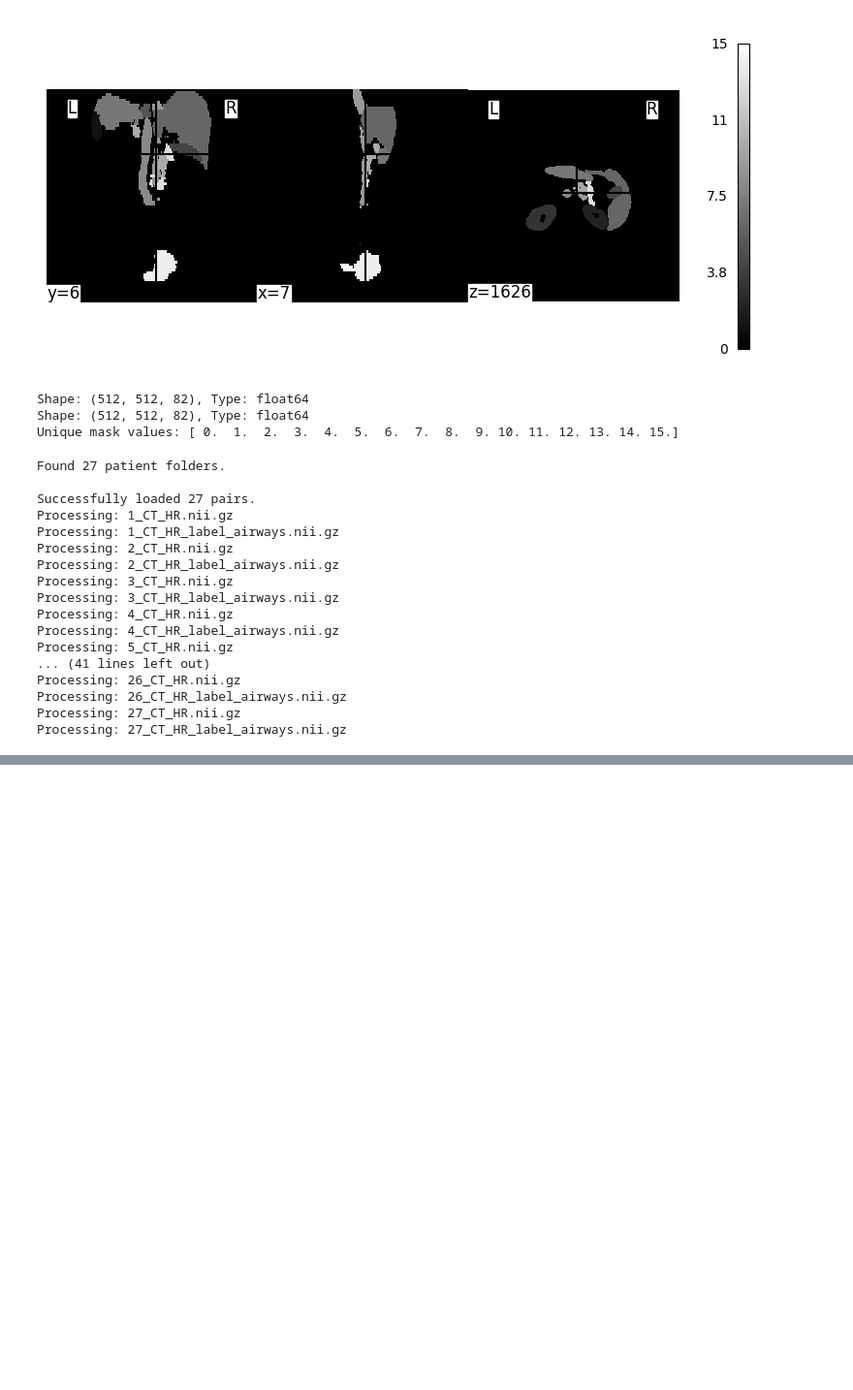
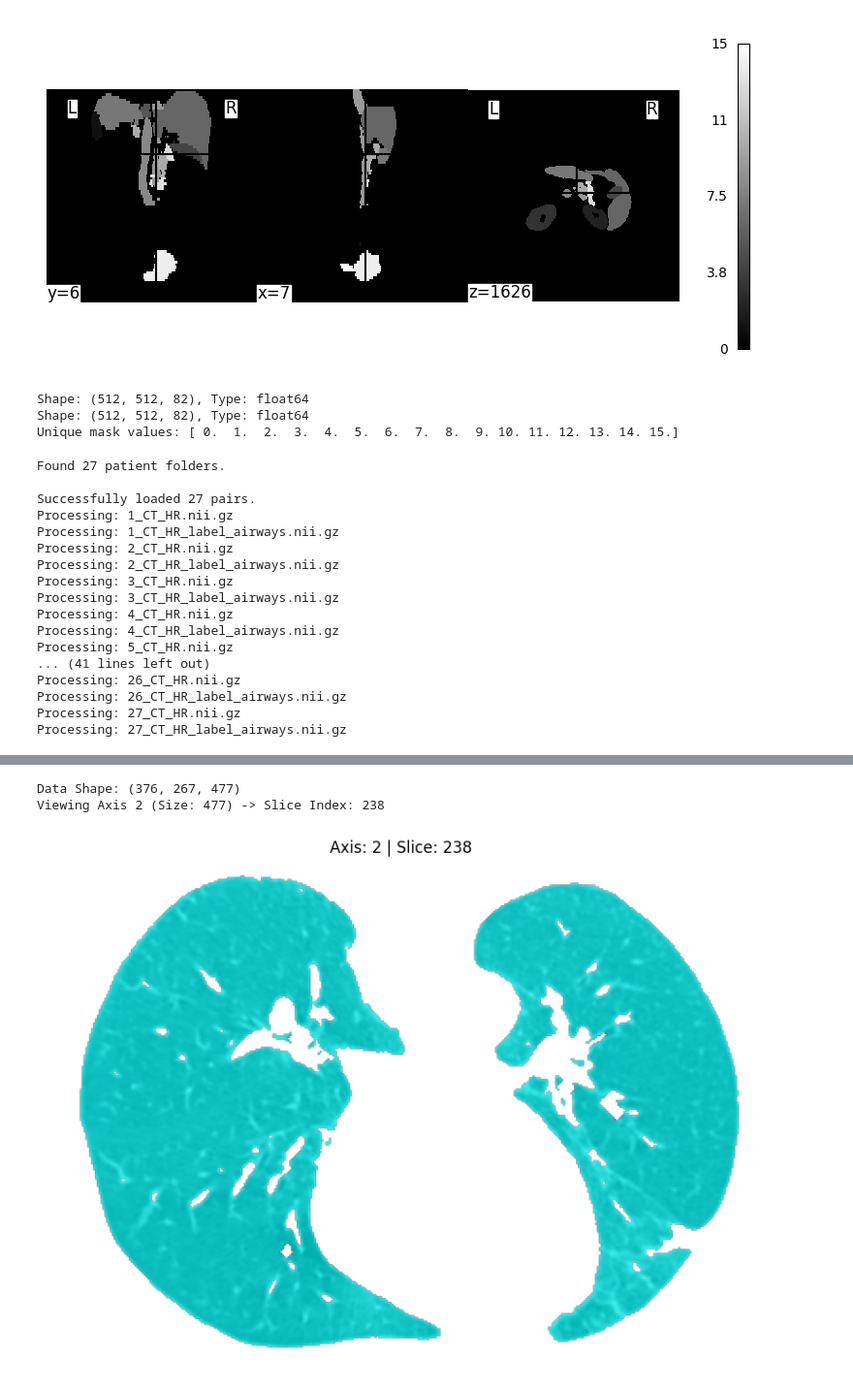
Before and after one commit to SerenaL1/benchmark_sam3d, a Jupyter notebook: notebook/visualize_nii.ipynb, the cells around one changed output, grey strips where cells are left out. Shown at 97% size. Drawn from its saved outputs; the diff is of its cells as text; code cells hidden in the pictures; blank space fills up the shorter version.

```diff
--- a/notebook/visualize_nii.ipynb
+++ b/notebook/visualize_nii.ipynb
@@ -255,0 +409,60 @@ for label_id, slice_data in extracted_objects.items():
+# %%
+import nibabel as nib
+import matplotlib.pyplot as plt
+import numpy as np
+
+# --- Configuration ---
+scan_path = '/PHShome/yl535/project/python/datasets/AeroPath/lungs_segmented/8_CT_HR_1.nii.gz'
+mask_path = '/PHShome/yl535/project/python/datasets/AeroPath/lungs_segmented/8_CT_HR_1_mask.nii.gz'
+
+# CHANGE THIS: 0, 1, or 2
+VIEW_AXIS = 2
+# ---------------------
+
+# 1. Load Data
+scan_obj = nib.load(scan_path)
+mask_obj = nib.load(mask_path)
+
+scan_data = scan_obj.get_fdata()
+mask_data = mask_obj.get_fdata()
+
+print(f"Data Shape: {scan_data.shape}")
+
+# 2. Calculate Middle Index for the chosen axis
+# Get the dimension size for the selected axis
+dim_size = scan_data.shape[VIEW_AXIS]
+mid_idx = dim_size // 2
+
+print(f"Viewing Axis {VIEW_AXIS} (Size: {dim_size}) -> Slice Index: {mid_idx}")
+
+# 3. Slice the data dynamically using np.take
+# This extracts the specific slice regardless of which axis is chosen
+scan_slice = np.take(scan_data, mid_idx, axis=VIEW_AXIS)
+mask_slice = np.take(mask_data, mid_idx, axis=VIEW_AXIS)
+
+# 4. Orient the image for display
+# Medical images (NIfTI) often load such that standard matplotlib plotting looks rotated.
+# We usually rotate 90 degrees counter-clockwise to make them "upright".
+scan_slice = np.rot90(scan_slice)
+mask_slice = np.rot90(mask_slice)
+
+# 5. Create Mask Overlay (Transparent where mask is 0)
+masked_overlay = np.ma.masked_where(mask_slice == 0, mask_slice)
+
+# 6. Plot
+plt.figure(figsize=(8, 8))
+plt.title(f'Axis: {VIEW_AXIS} | Slice: {mid_idx}')
+
+# Plot Background (Scan)
+plt.imshow(scan_slice, cmap='gray')
+
+# Plot Overlay (Mask)
+plt.imshow(masked_overlay, cmap='cool', alpha=0.7)
+
+plt.axis('off')
+plt.tight_layout()
+plt.show()
+# %% [output]
+Data Shape: (376, 267, 477)
+Viewing Axis 2 (Size: 477) -> Slice Index: 238
+[figure, added]
```
Also changed, not shown: parts of 5 cells of this notebook, 9 other files.
